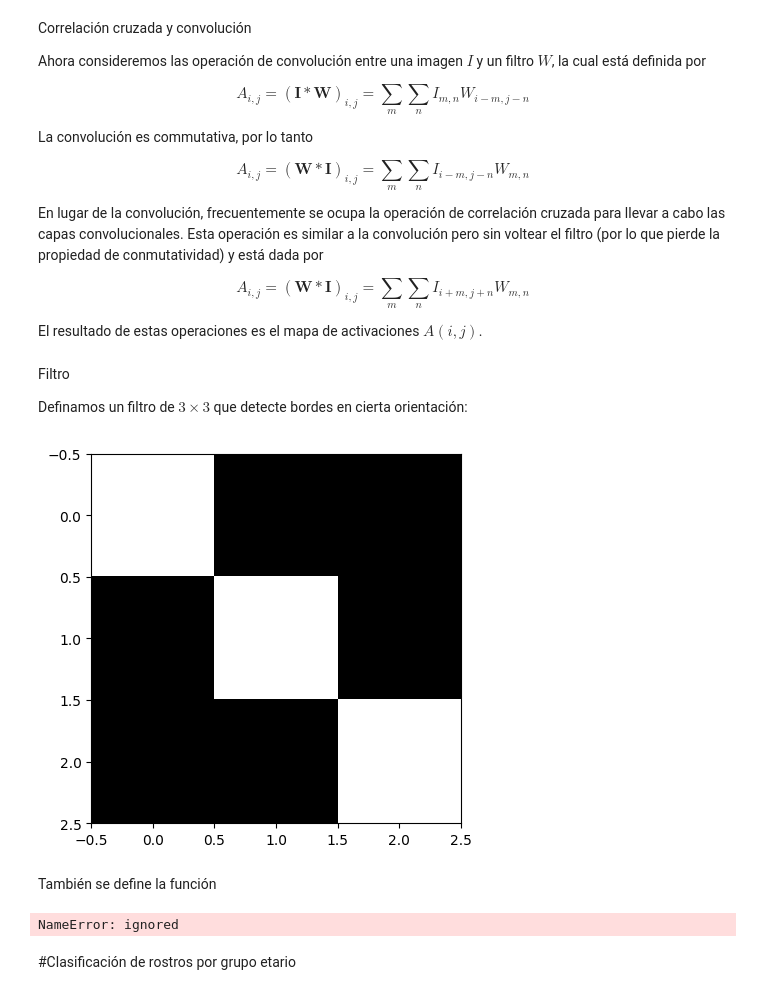
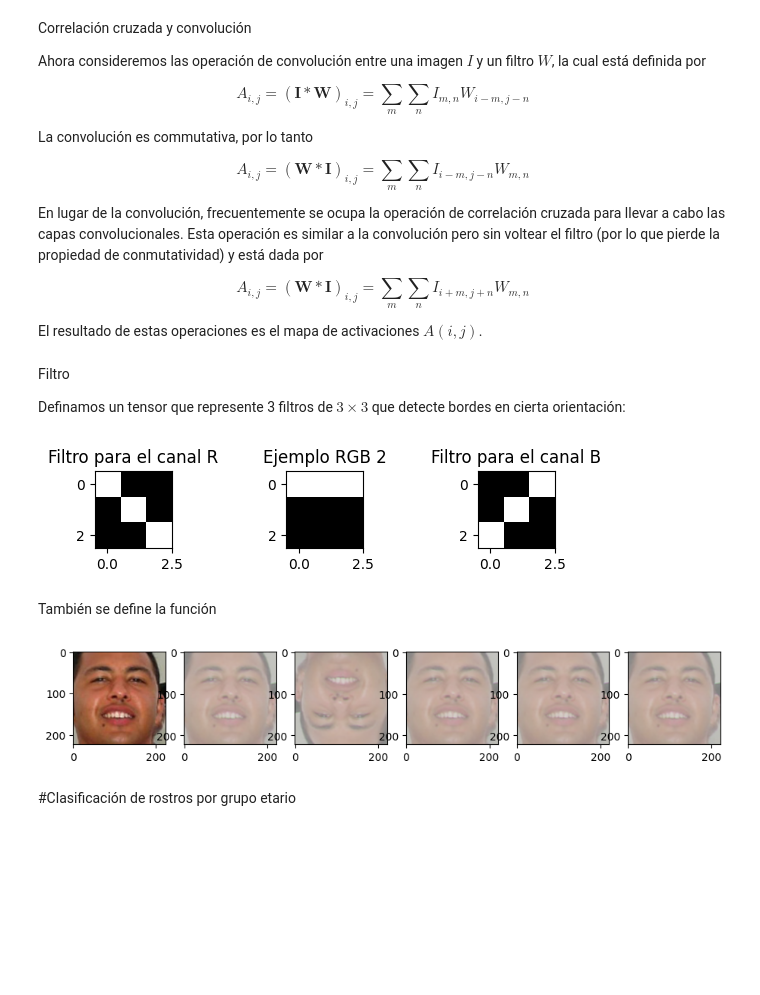
Before and after one commit to sergioar3143/AprendizajeProfundo, a Jupyter notebook: Tarea2_Redes_convolucionales_y_transferencia.ipynb, the cells around one changed output. Saved outputs shown, nothing was run; the diff lists cells and outputs as text; code cells hidden in the pictures; blank space fills up the shorter version.

```diff
--- a/Tarea2_Redes_convolucionales_y_transferencia.ipynb
+++ b/Tarea2_Redes_convolucionales_y_transferencia.ipynb
@@ -117,14 +113,25 @@ def conv2d(I, W, b, stride = 1):
 # %% [markdown]
 Filtro
 
-Definamos un filtro de $3 \times 3$ que detecte bordes en cierta orientación:
+Definamos un tensor que represente 3 filtros de $3 \times 3$ que detecte bordes en cierta orientación:
-# %%
-filter1 = np.zeros((3,3))
-np.fill_diagonal(filter1, np.array([1, 1, 1]))
-plt.imshow(filter1 * 0.5 + 0.5, cmap = 'gray')
-plt.show()
-# %% [output]
-[figure, removed]
+# %%
+import math
+filter1 = np.zeros((3,3,3))
+np.fill_diagonal(filter1[:,:,0], np.array([1, 1, 1]))
+filter1[:,:,1]=np.asarray([(1,1,1),(0,0,0),(0,0,0)])
+filter1[:,:,2]=filter1[:,:,0][::-1]
+filter1=filter1/math.sqrt(3) ##Normalizar filtros para que el resultado se encuentre entre 0 y 1
+
+fig, axs = plt.subplots(1, 3, figsize=(7, 1))
+axs[0].imshow(filter1[:,:,0] * 0.5 + 0.5, cmap = 'gray')
+axs[0].set_title('Filtro para el canal R')
+axs[1].imshow(filter1[:,:,1] * 0.5 + 0.5, cmap = 'gray')
+axs[1].set_title('Ejemplo RGB 2')
+axs[2].imshow(filter1[:,:,2] * 0.5 + 0.5, cmap = 'gray')
+axs[2].set_title('Filtro para el canal B')
+plt.show()
+# %% [output]
+[figure, added]
 # %% [markdown]
 También se define la función
 # %%
@@ -132,19 +139,19 @@ sigmoid = lambda z: 1. / (1. + np.exp(-z))
 # %%
 ccorr=np.zeros((222, 222, 3))
 for ch in range(ccorr.shape[2]):
-  ccorr[:,:,ch] =sigmoid(correlate2d(imagen0[:,:,ch], filter1, mode = 'valid'))
+  ccorr[:,:,ch] =sigmoid(correlate2d(imagen0[:,:,ch], filter1[:,:,ch], mode = 'valid'))
 
 ccorr2=np.zeros((222, 222, 3))
 for ch in range(ccorr2.shape[2]):
-  ccorr2[:,:,ch] = sigmoid(correlate2d(filter1, imagen0[:,:,ch], mode = 'valid'))
+  ccorr2[:,:,ch] = sigmoid(correlate2d(filter1[:,:,ch], imagen0[:,:,ch], mode = 'valid'))
 
 conv=np.zeros((222, 222, 3))
 for ch in range(conv.shape[2]):
-  conv[:,:,ch] = sigmoid(convolve2d(imagen0[:,:,ch], filter1, mode = 'valid'))
+  conv[:,:,ch] = sigmoid(convolve2d(imagen0[:,:,ch], filter1[:,:,ch], mode = 'valid'))
 
 conv2=np.zeros((222, 222, 3))
 for ch in range(conv.shape[2]):
-  conv2[:,:,ch] = sigmoid(convolve2d(filter1, imagen0[:,:,ch], mode = 'valid'))
+  conv2[:,:,ch] = sigmoid(convolve2d(filter1[:,:,ch], imagen0[:,:,ch], mode = 'valid'))
 
 a = sigmoid(conv2d(imagen0, filter1, 0))
 
@@ -157,7 +164,7 @@ axs[4].imshow(conv2)
 axs[5].imshow(a)
 plt.show()
 # %% [output]
-NameError: ignored
+[figure, added]
 # %% [markdown]
 #Clasificación de rostros por grupo etario
 # %%
```
Also changed, not shown: parts of 2 cells of this notebook.
